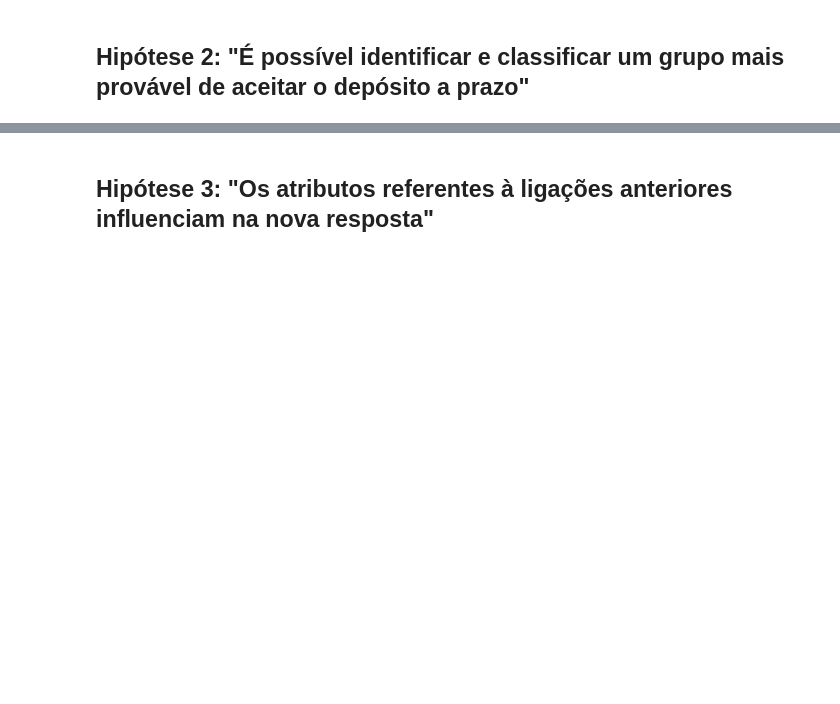
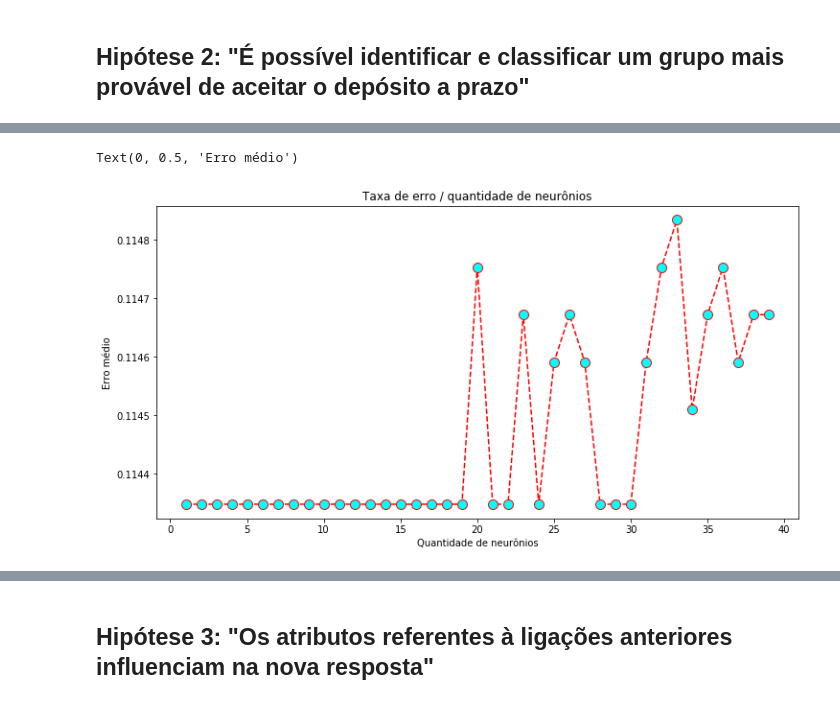
Before and after one commit to VanessaVieiraVV/project-datascience, a Jupyter notebook: BankMarketing-EntregaFinal.ipynb, the cells around one changed output, grey strips where cells are left out. Cells and saved outputs as stored; diff of their text form; code cells hidden in the pictures; blank space fills up the shorter version.

```diff
--- a/BankMarketing-EntregaFinal.ipynb
+++ b/BankMarketing-EntregaFinal.ipynb
@@ -614,0 +606,25 @@ mlp = MLPClassifier(solver='lbfgs', alpha=1e-5,
+# %%
+def mlpExecute(H_accuracy):
+    solvers_list = ["adam", "lbfgs"]
+    alphas_list = [0.0001, 1e-5]
+    hidden_layer_sizes_list = [20, 150]
+    cont=1
+    taxas=[]
+    maximo =0
+    for s in solvers_list:
+        for a in alphas_list:
+            for l in hidden_layer_sizes_list:
+                mlp = MLPClassifier(solver=s, alpha=a,
+                        hidden_layer_sizes=(l,), random_state=1)
+                taxa = algorithmExecute(mlp, X_train, X_test, y_train, y_test)[0]
+                temp = taxa
+                if temp > maximo:
+                    maximo = temp
+                    parametros = mlp
+                    y_pred = algorithmExecute(mlp, X_train, X_test, y_train, y_test)[1]
+
+                taxa = '{:.2f}%'.format(taxa)
+                H_accuracy['Acc MLP'].loc[cont] = taxa
+                H_accuracy['Parâmetros MLP'].loc[cont] = 'solv='+str(s)+', alp='+str(a)+', h_l_s=('+str(l)+',)'
+                cont+=1
+    return y_pred, parametros
@@ -657,0 +880,2 @@ mlpExecute(H2_accuracy)
+# %%
+mlp =mlpExecute(H2_accuracy)[1]
@@ -657,0 +902,19 @@ mlpExecute(H2_accuracy)
+# %%
+errorOneLayer=[]
+for i in range(1, 40):
+    #mlpTestError = MLPClassifier(solver='lbfgs', alpha=1e-5,
+    #                hidden_layer_sizes=(i,), random_state=1)
+    mlp = MLPClassifier(hidden_layer_sizes=(i, ))
+    mlp.fit(X_train, y_train)
+    pred_i = mlp.predict(X_test)
+    errorOneLayer.append(np.mean(pred_i != y_test))
+
+plt.figure(figsize=(12, 6))
+plt.plot(range(1, 40), errorOneLayer, color='red', linestyle='dashed', marker='o',
+         markerfacecolor='cyan', markersize=10)
+plt.title('Taxa de erro / quantidade de neurônios')
+plt.xlabel('Quantidade de neurônios')
+plt.ylabel('Erro médio')
+# %% [output]
+Text(0, 0.5, 'Erro médio')
+[figure, added]
```
Also changed, not shown: parts of 37 cells of this notebook.
